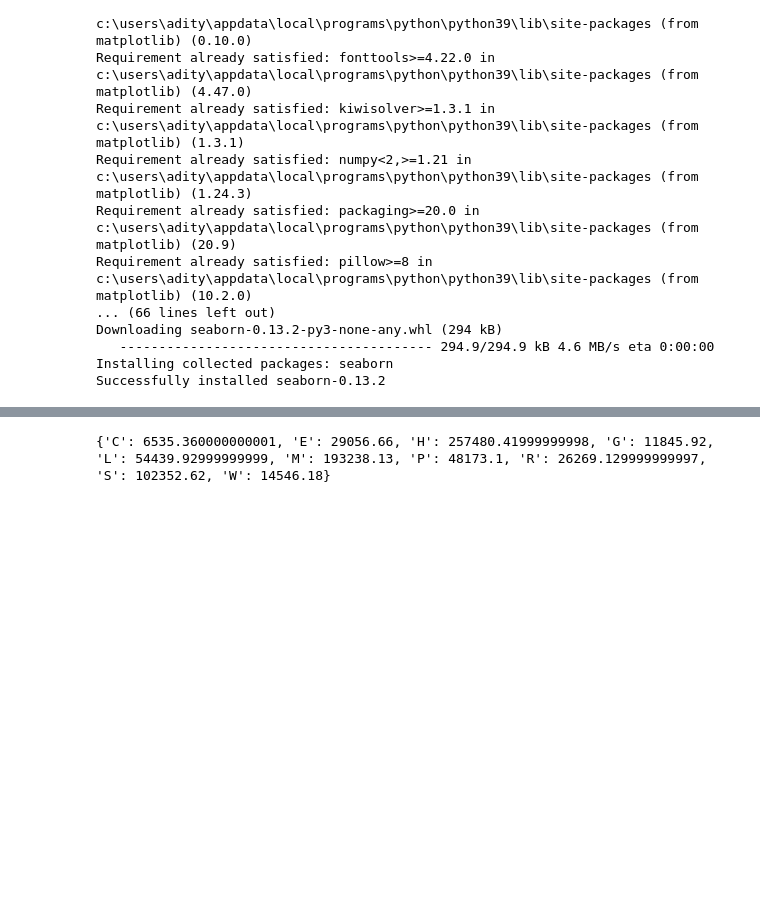
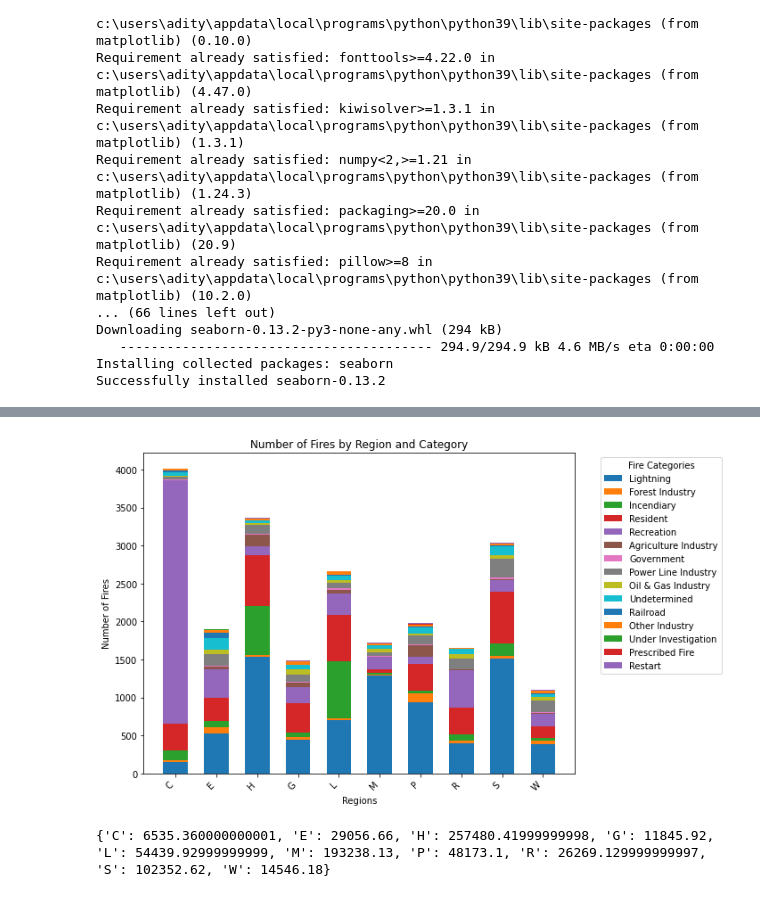
Before and after one commit to pandya-aditya/CxC_Hackathon, a Jupyter notebook: main.ipynb, the cells around one changed output, grey strips where cells are left out. Drawn from its saved outputs; the diff is of its cells as text; code cells hidden in the pictures; blank space fills up the shorter version.

Commit message:
Fixed causes_dict and generated graph
-added deepcopy
-added stacked bar graph

```diff
--- a/main.ipynb
+++ b/main.ipynb
@@ -94,3 +130,28 @@ print(causes_dict)
+# %%
+categories = list(g_causes_total['C'].keys())
+labels = list(g_causes_total.keys())
+num_categories = len(categories)
+
+fig, ax = plt.subplots(figsize=(10, 6))
+bar_width = 0.6
+
+for i, category in enumerate(categories):
+
+    values = [g_causes_total[label][category] for label in labels]
+
+    bottom_values = [sum(g_causes_total[label][categories[j]] for j in range(i)) for label in labels]
+
+    ax.bar(labels, values, width=bar_width, label=category, bottom=bottom_values)
+
+ax.set_ylabel('Number of Fires')
+ax.set_xlabel('Regions')  # Flipped: Set x-axis label to 'Regions'
+ax.set_title('Number of Fires by Region and Category')
+ax.legend(title='Fire Categories', bbox_to_anchor=(1.05, 1), loc='upper left')
+plt.xticks(rotation=45, ha='right')
+plt.tight_layout()
+plt.show()
+# %% [output]
+[figure, added]
 # %%
 weights = {'A': 0.1, 'B': 4.0, 'C': 20.0, 'D': 200.0, 'E': 1961.53}
 weighted_FSA = {'C': 0, 'E': 0, 'H': 0, 'G': 0, 'L': 0, 'M': 0, 'P': 0, 'R': 0, 'S': 0, 'W': 0}
```
Also changed, not shown: parts of 3 cells of this notebook.
